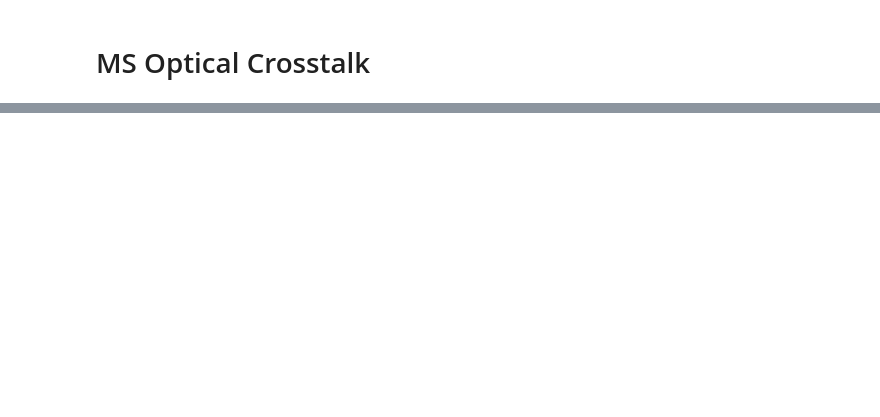
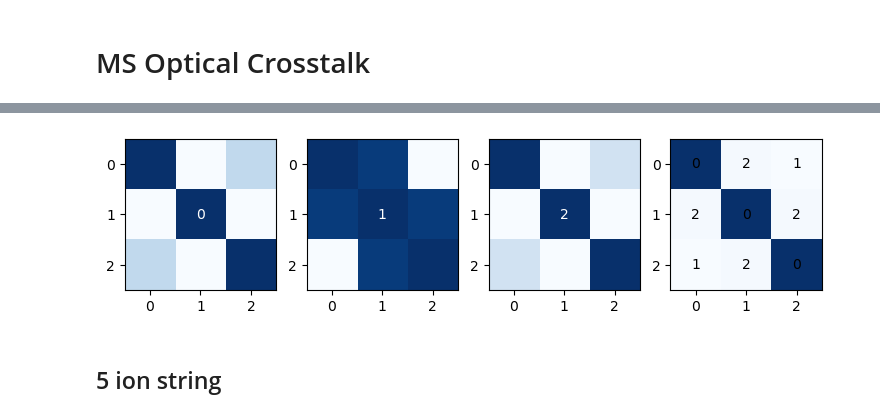
Before and after one commit to SQRLab/XTalkRobustMS, a Jupyter notebook: qscout/ExperimentSims.ipynb, the cells around one changed output, grey strips where cells are left out. Saved outputs shown, nothing was run; the diff lists cells and outputs as text; code cells hidden in the pictures; blank space fills up the shorter version.

```diff
--- a/qscout/ExperimentSims.ipynb
+++ b/qscout/ExperimentSims.ipynb
@@ -77,0 +125,10 @@ plt.show()
+# %%
+bests = [np.max(fidsarr[i,j,:]) for i in range(N) for j in range(N)]
+bestModes = [np.argmax(fidsarr[i,j,:]) for i in range(N) for j in range(N)]
+# %%
+#print fidelities for each pair for each mode
+for i,j in itertools.combinations(range(N),2):
+    print((i,j))
+    print([fidsarr[i,j,k] for k in range(N)])
+
+print(fidsarr)
@@ -77,0 +153,18 @@ plt.show()
+# %%
+fig,axs = plt.subplots(1,4,figsize=(9,3))
+
+for i in range(N):
+    axs[i].imshow(np.log10(1-fidsarr[:,:,i]),cmap='Blues')
+    axs[i].text(1,1,str(i),ha="center", va="center",color="w")
+
+axs[3].imshow(np.log10(1-np.reshape(bests,(3,3))),cmap='Blues')
+for i in range(N):
+    for j in range(N):
+        text = axs[3].text(j, i, np.reshape(bestModes,(3,3))[i, j],
+                       ha="center", va="center", color="k")
+
+plt.show()
+# %% [output]
+[figure, added]
+# %% [markdown]
+## 5 ion string
```
Also changed, not shown: parts of 16 cells of this notebook, 10 other files.
